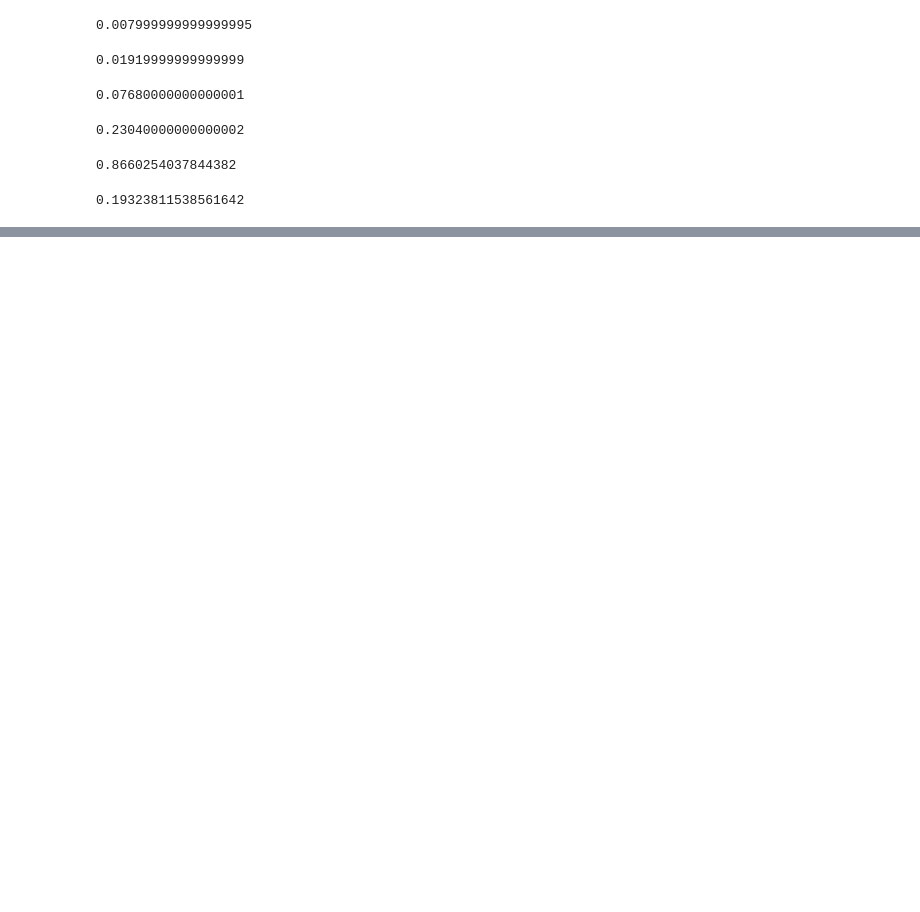
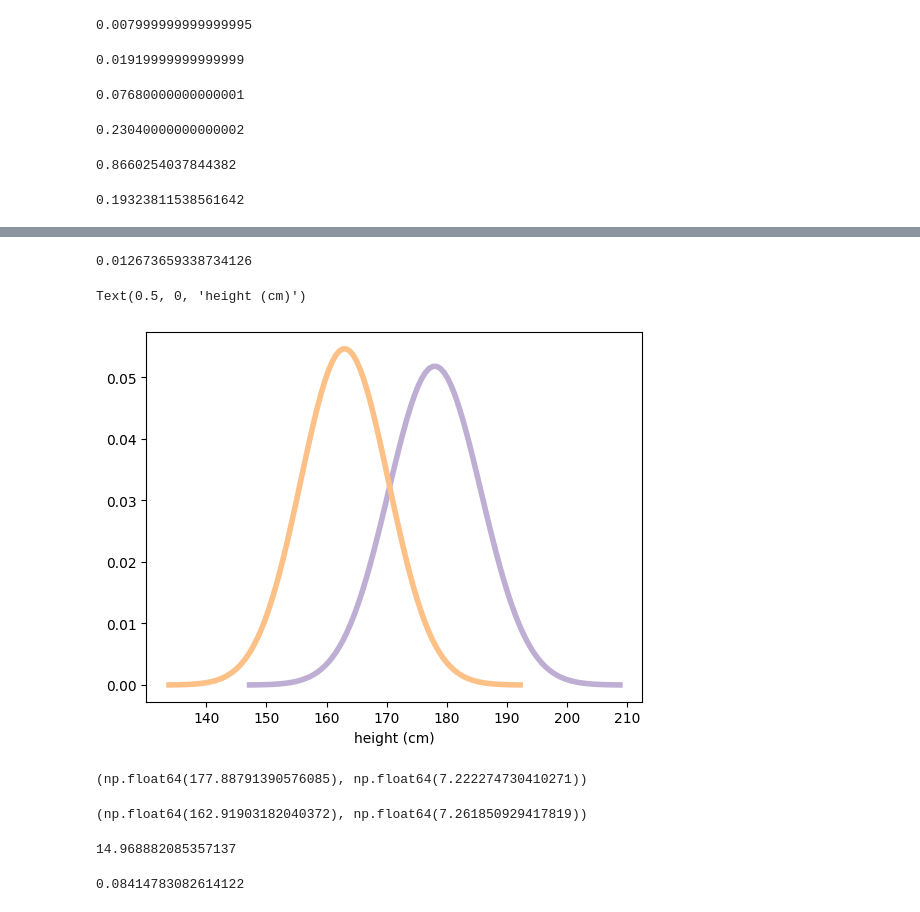
Before and after one commit to Cyrusz55/Cyrus-DataAnalysis-notebook, a Jupyter notebook: luxdev 13th.ipynb, the cells around one changed output, grey strips where cells are left out. Saved outputs shown, nothing was run; the diff lists cells and outputs as text; code cells hidden in the pictures; blank space fills up the shorter version.

```diff
--- a/luxdev 13th.ipynb
+++ b/luxdev 13th.ipynb
@@ -947,0 +990,7 @@ print(p_value)
+# %%
+p_coin_val=stats.norm.sf(abs(z))
+print(p_coin_val)
+# based on the current evidence on testing we reject the null hypothesis and conclude that the
+# coin is not fair
+# %% [output]
+0.012673659338734126
@@ -947,0 +1010,43 @@ print(p_value)
+# %%
+# mean height and sd for males
+male_mean = 178
+male_sd = 7.7
+
+# Generate a normal distribution for male height
+male_height = stats.norm(male_mean, male_sd)
+# %%
+# mean height and sd for females
+female_mean = 163
+female_sd = 7.3
+
+#Generate a normal distribution for female height
+female_height = stats.norm(female_mean, female_sd)
+# %%
+def evaluate_PDF(rv, x=4):
+    """input: a random variable object, standard deviation
+    output: x and y values for the normal distribution
+    """
+    # identify the mean and standard deviation of the random variable
+    mean = rv.mean()
+    std = rv.std()
+
+    # use numpy to calculate evenly spaced numbers over the specified interval (4 sd) and generate 10
+    xs = np.linspace(mean - x * std, mean + x*std, 100)
+
+    # calculate the peak of normal distribution i.e probability density
+    ys = rv.pdf(xs)
+
+    return xs, ys #Return calculated values
+# %%
+# Male Height
+xs, ys = evaluate_PDF(male_height)
+plt.plot(xs, ys, label='male', linewidth=4, color='#beaed4')
+
+# Female height
+xs, ys = evaluate_PDF(female_height)
+plt.plot(xs, ys, label='female', linewidth=4, color='#fdc086')
+
+plt.xlabel('height (cm)')
+# %% [output]
+Text(0.5, 0, 'height (cm)')
+[figure, added]
@@ -947,0 +1055,24 @@ print(p_value)
+# %%
+mean1, std1 = male_sample.mean(), male_sample.std()
+
+mean1, std1
+# %% [output]
+(np.float64(177.88791390576085), np.float64(7.222274730410271))
+# %%
+female_sample = female_height.rvs(1000)
+mean2, std2 = female_sample.mean(), female_sample.std()
+mean2, std2
+# %% [output]
+(np.float64(162.91903182040372), np.float64(7.261850929417819))
+# %%
+# calulating the difference between means
+difference_btwn_means = mean1 - mean2
+print(difference_btwn_means)
+# %% [output]
+14.968882085357137
+# %%
+# relative difference in reference to the male
+r_diff_male = difference_btwn_means/mean1
+print(r_diff_male)
+# %% [output]
+0.08414783082614122
```
Also changed, not shown: parts of 33 cells of this notebook, 3 other files.
